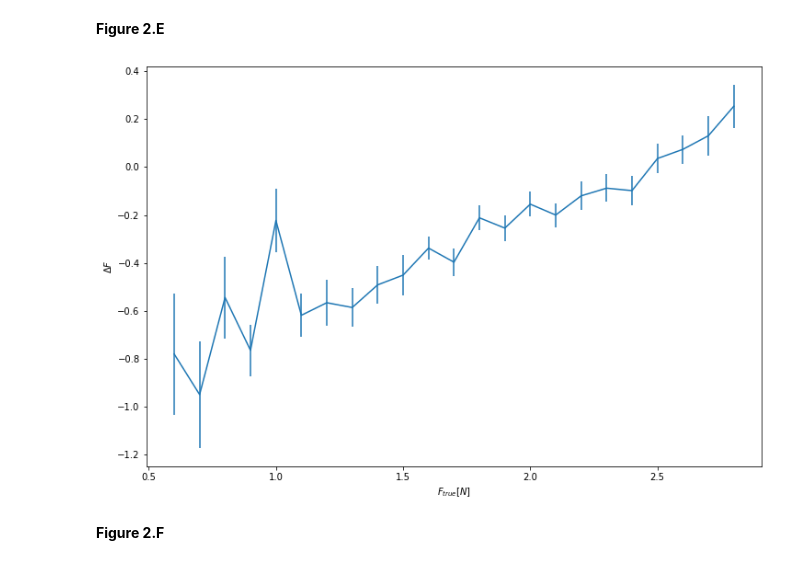
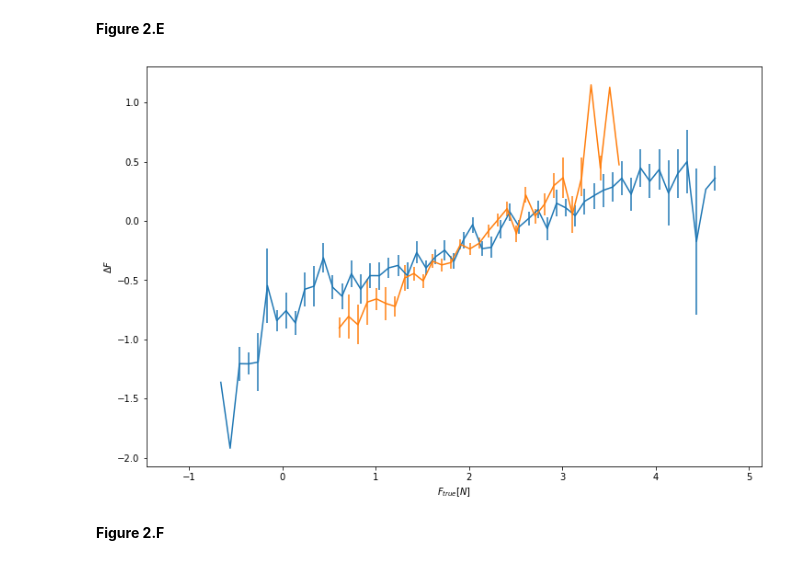
Before and after one commit to gdeside/LGBIO2060_Projects, a Jupyter notebook: Project_1/LGBIO2060_Projet_1_Group_.ipynb, the cells around one changed output. Cells and saved outputs as stored; diff of their text form; code cells hidden in the pictures.

```diff
--- a/Project_1/LGBIO2060_Projet_1_Group_.ipynb
+++ b/Project_1/LGBIO2060_Projet_1_Group_.ipynb
@@ -471,26 +434,44 @@ plt.show()
 # %% [markdown]
 **Figure 2.E**
-# %%
-random_subject = np.random.random_integers(0,11)
-F_true_random_subject = Dict['Sujet '+str(random_subject+1)]['F_true'][1]
-delta_F_random_subject = Dict['Sujet '+str(random_subject+1)]['Delta_F'][1]
-
-x_f_true = np.arange(0.5,np.nanmax(F_true_random_subject)-1,0.1)
-
-
-y_mean_delta_F = np.zeros(len(x_f_true))
-y_std_delta_F = np.zeros(len(x_f_true))
-for k in range(len(x_f_true)):
-  idx=np.where((F_true_random_subject>= (x_f_true[k]-0.05)) & ((x_f_true[k]+0.05)>=F_true_random_subject))
-  y_std_delta_F[k] =np.nanstd(delta_F_random_subject[idx])/np.sqrt(len(delta_F_random_subject[idx]))
-  y_mean_delta_F[k] =np.nanmean(delta_F_random_subject[idx])
-
-plt.figure(figsize=(12,8))
-plt.errorbar(x_f_true,y_mean_delta_F,yerr=y_std_delta_F)
-plt.ylabel("$\Delta F$")
-plt.xlabel("$F_{true} [N]$")
-plt.show()
-# %% [output]
-[figure, removed]
+# %%
+random_subject_wide  = np.random.random_integers(1,6)
+random_subject_arrow = np.random.random_integers(7,11)
+
+F_true_random_subject_wide  = Dict['Sujet '+str(random_subject_wide)]['F_true'][1]
+delta_F_random_subject_wide = Dict['Sujet '+str(random_subject_wide)]['Delta_F'][1]
+
+F_true_random_subject_arrow  = Dict['Sujet '+str(random_subject_arrow)]['F_true'][1]
+delta_F_random_subject_arrow = Dict['Sujet '+str(random_subject_arrow)]['Delta_F'][1]
+
+F_true_range_wide  = np.arange(np.nanmin(F_true_random_subject_wide)+0.1,np.nanmax(F_true_random_subject_wide)-0.1,0.1)
+F_true_range_arrow = np.arange(np.nanmin(F_true_random_subject_arrow)+0.1,np.nanmax(F_true_random_subject_arrow)-0.1,0.1)
+
+
+delta_F_mean_wide  = np.zeros(len(F_true_range_wide))
+delta_F_mean_arrow = np.zeros(len(F_true_range_arrow))
+
+delta_F_std_wide  = np.zeros(len(F_true_range_wide))
+delta_F_std_arrow = np.zeros(len(F_true_range_arrow))
+
+for i in range(len(F_true_range_wide)):
+    idx = np.where((F_true_random_subject_wide >= (F_true_range_wide[i]-0.05)) & ((F_true_range_wide[i]+0.05) > F_true_random_subject_wide))
+    delta_F_mean_wide[i] = np.nanmean(delta_F_random_subject_wide[idx])
+    delta_F_std_wide[i]  = np.nanstd(delta_F_random_subject_wide[idx])/(np.sqrt(len(delta_F_random_subject_wide[idx])))
+
+
+
+for i in range(len(F_true_range_arrow)):
+    idx = np.where((F_true_random_subject_arrow >= (F_true_range_arrow[i]-0.05)) & ((F_true_range_arrow[i]+0.05) > F_true_random_subject_arrow))
+    delta_F_mean_arrow[i] = np.nanmean(delta_F_random_subject_arrow[idx])
+    delta_F_std_arrow[i]  = np.nanstd(delta_F_random_subject_arrow[idx])/(np.sqrt(len(delta_F_random_subject_arrow[idx])))
+# %%
+plt.figure(figsize=(12,8))
+plt.errorbar(F_true_range_wide,delta_F_mean_wide,yerr=delta_F_std_wide)
+plt.errorbar(F_true_range_arrow,delta_F_mean_arrow,yerr=delta_F_std_arrow)
+plt.ylabel("$\Delta F$")
+plt.xlabel("$F_{true} [N]$")
+plt.show()
+# %% [output]
+[figure, added]
 # %% [markdown]
 **Figure 2.F**
```
Also changed, not shown: parts of 11 cells of this notebook.
